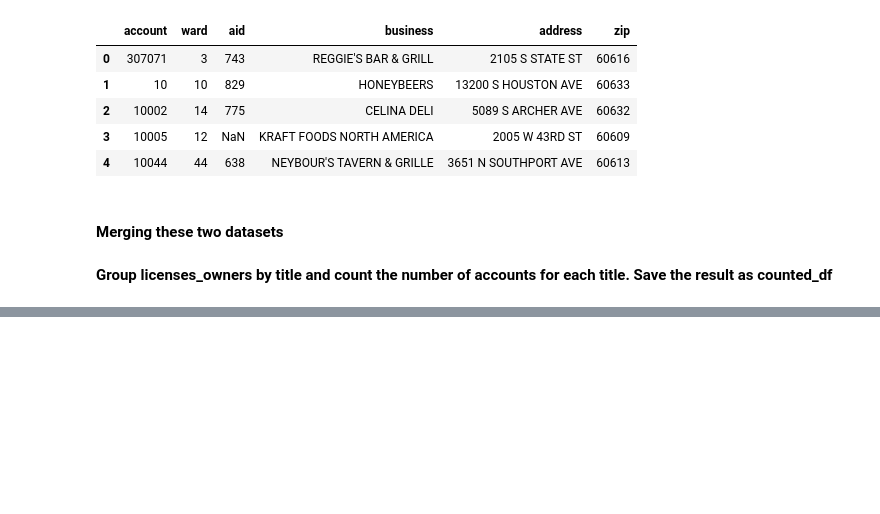
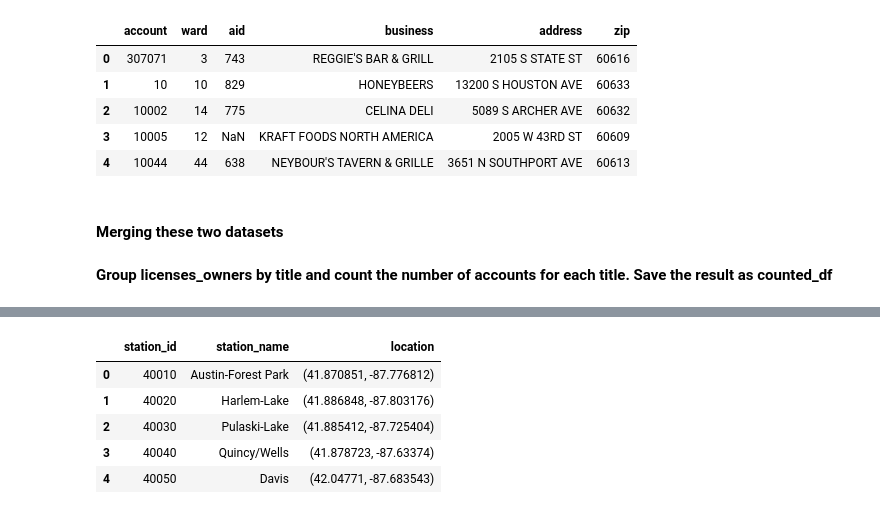
Before and after one commit to ishtiakrongon/Datacamp-Joining_data_with_pandas, a Jupyter notebook: data_merging_basics.ipynb, the cells around one changed output, grey strips where cells are left out. Saved outputs shown, nothing was run; the diff lists cells and outputs as text; code cells hidden in the pictures; blank space fills up the shorter version.

```diff
--- a/data_merging_basics.ipynb
+++ b/data_merging_basics.ipynb
@@ -250,0 +290,9 @@ VICE PRESIDENT       970
+# %%
+stations.head()
+# %% [output]
+|  | station_id | station_name | location |
+| 0 | 40010 | Austin-Forest Park | (41.870851, -87.776812) |
+| 1 | 40020 | Harlem-Lake | (41.886848, -87.803176) |
+| 2 | 40030 | Pulaski-Lake | (41.885412, -87.725404) |
+| 3 | 40040 | Quincy/Wells | (41.878723, -87.63374) |
+| 4 | 40050 | Davis | (42.04771, -87.683543) |
```
Also changed, not shown: parts of 21 cells of this notebook, 4 other files.
